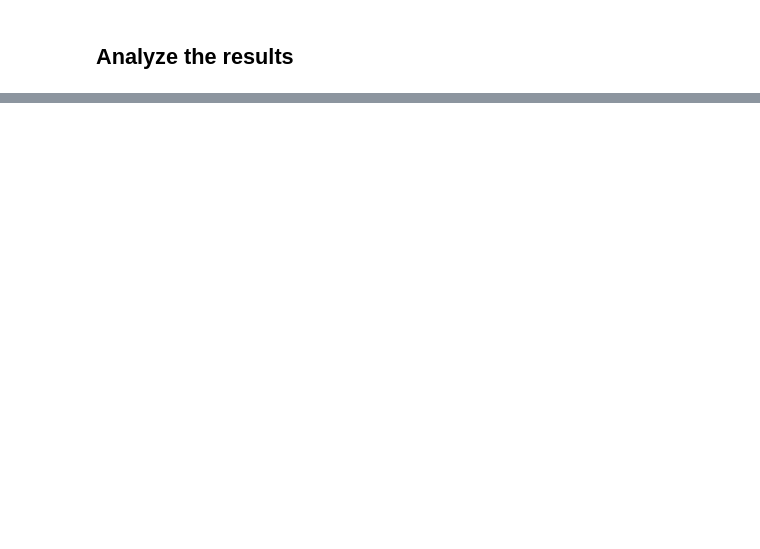
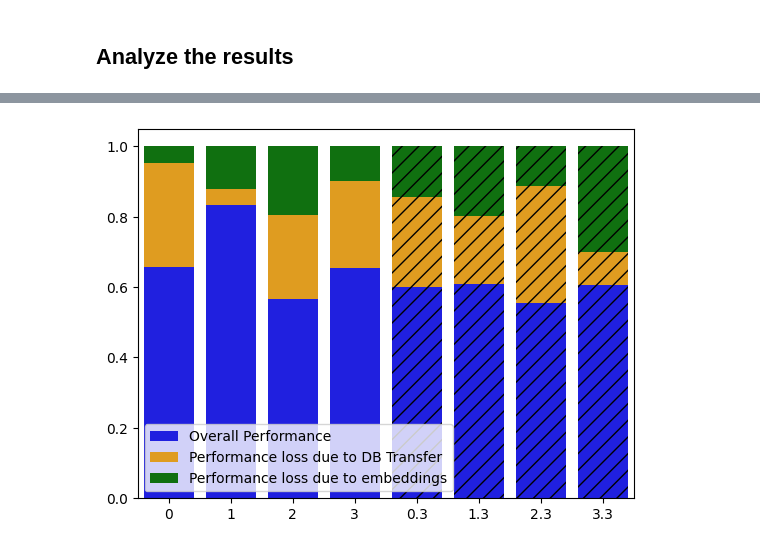
Before and after one commit to IshSiva/Safety-Awareness-in-LLMs, a Jupyter notebook: analysis/analyzePredictions.ipynb, the cells around one changed output, grey strips where cells are left out. Saved outputs shown, nothing was run; the diff lists cells and outputs as text; code cells hidden in the pictures; blank space fills up the shorter version.

```diff
--- a/analysis/analyzePredictions.ipynb
+++ b/analysis/analyzePredictions.ipynb
@@ -173,0 +336,32 @@ df[df["Category"].str.contains("roc", case=True)].sort_values(by="Category", asc
+# %%
+import seaborn as sns
+values = np.array(values)
+
+t1 = values[:, -1].tolist()
+t1 = [0.657, 0.833, 0.565, 0.655]
+t2 = [0.952, 0.879, 0.806, 0.900]
+t3 = [1.0, 1.0, 1.0, 1.0]
+d2 = [y - x for (x,y) in zip(t1, t2)]
+d3 = [y - x for (x,y) in zip(t2, t3)]
+
+a1 = [0.599, 0.609, 0.556, 0.607]
+a2 = [0.856, 0.801, 0.887, 0.7]
+a3 = [1.0, 1.0, 1.0, 1.0]
+b2 = [y - x for (x,y) in zip(a1, a2)]
+b3 = [y - x for (x,y) in zip(a2, a3)]
+
+# indices = DOMAINS
+indices = np.arange(0, 4, 1)
+bar_width = 0.25
+
+sns.barplot(x=indices, y=t1, color='b', label='Overall Performance')
+sns.barplot(x=indices, y=d2, bottom=t1, color='orange', label='Performance loss due to DB Transfer')
+sns.barplot(x=indices, y=d3, bottom=t2, color='g', label = 'Performance loss due to embeddings')
+
+sns.barplot(x=indices + 0.3 , y=a1, color='b', hatch='//')
+sns.barplot(x=indices + 0.3 , y=b2, bottom=a1, color='orange',hatch='//')
+sns.barplot(x=indices + 0.3 , y=b3, bottom=a2, color='g', hatch='//')
+
+plt.show()
+# %% [output]
+[figure, added]
```
Also changed, not shown: parts of 22 cells of this notebook, 8 other files.
